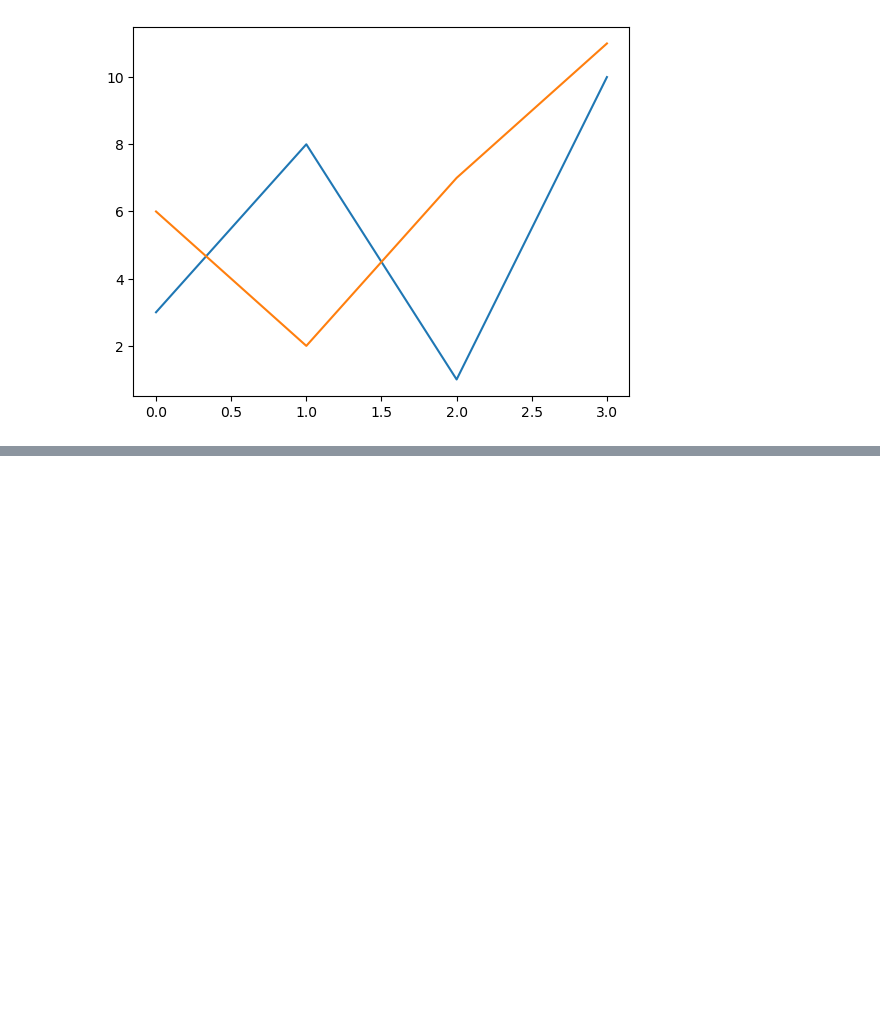
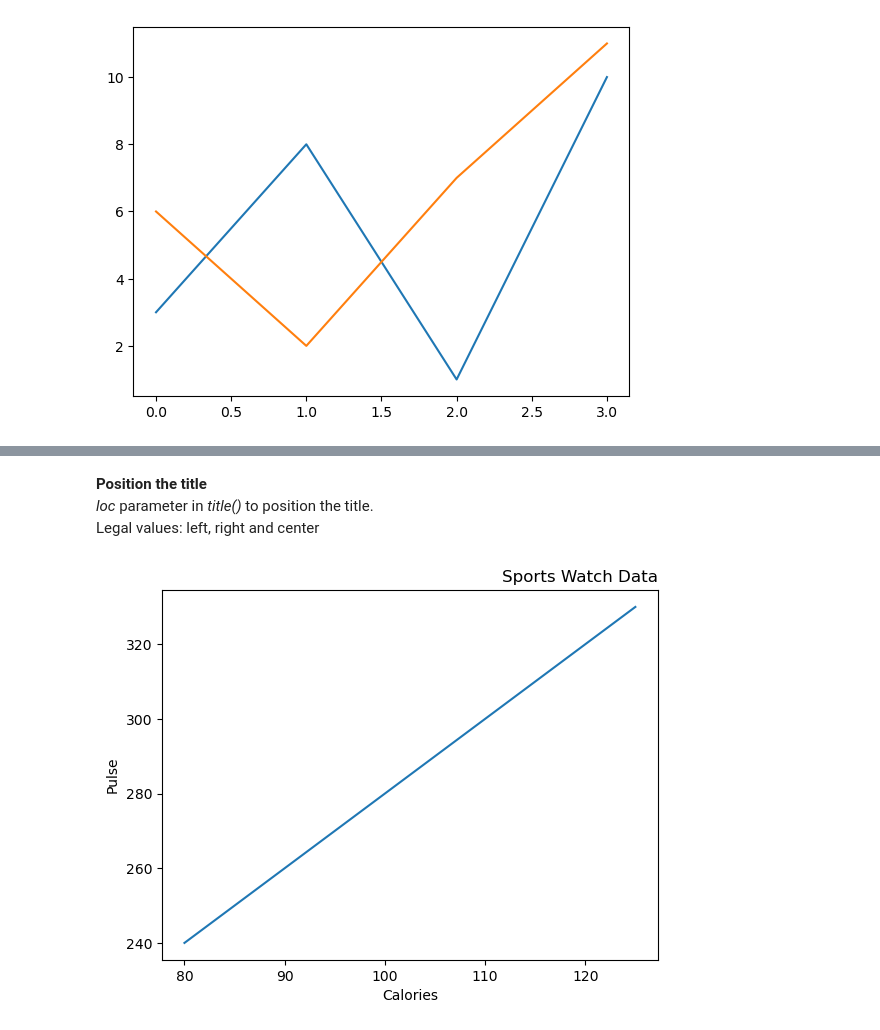
Before and after one commit to alfredkondoro/matplotlib-tutorial, a Jupyter notebook: matplotlib-tutorial.ipynb, the cells around one changed output, grey strips where cells are left out. Cells and saved outputs as stored; diff of their text form; code cells hidden in the pictures; blank space fills up the shorter version.

```diff
--- a/matplotlib-tutorial.ipynb
+++ b/matplotlib-tutorial.ipynb
@@ -292,0 +352,19 @@ plt.show()
+# %% [markdown]
+**Position the title**<br>
+*loc* parameter in *title()* to position the title.<br>
+Legal values: left, right and center
+# %%
+import matplotlib.pyplot as plt
+import numpy as np
+
+x = np.array([80, 85, 90, 95, 100, 105, 110, 115, 120, 125])
+y = np.array([240, 250, 260, 270, 280, 290, 300, 310, 320, 330])
+
+plt.title('Sports Watch Data', loc='right')
+plt.ylabel('Pulse')
+plt.xlabel('Calories')
+
+plt.plot(x, y)
+plt.show()
+# %% [output]
+[figure, added]
```
Also changed, not shown: parts of 7 cells of this notebook.
